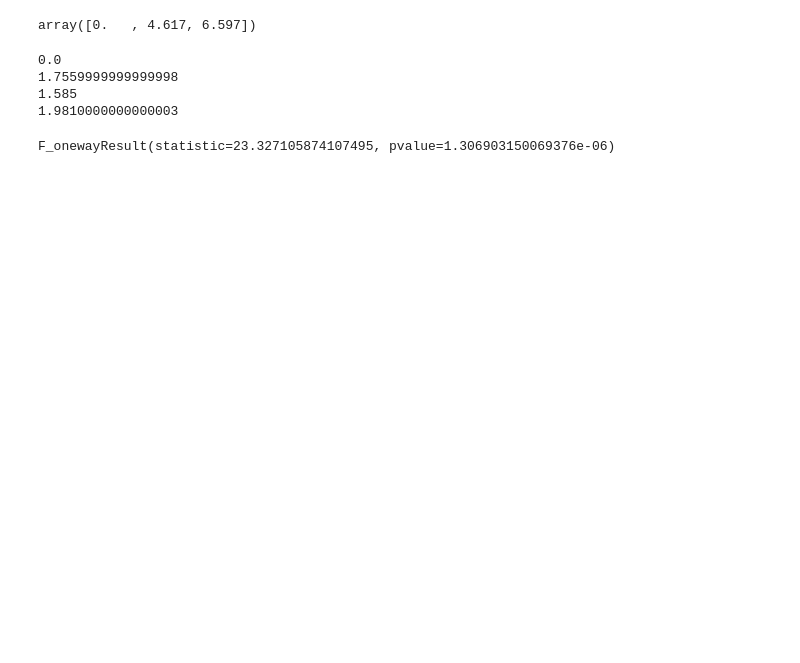
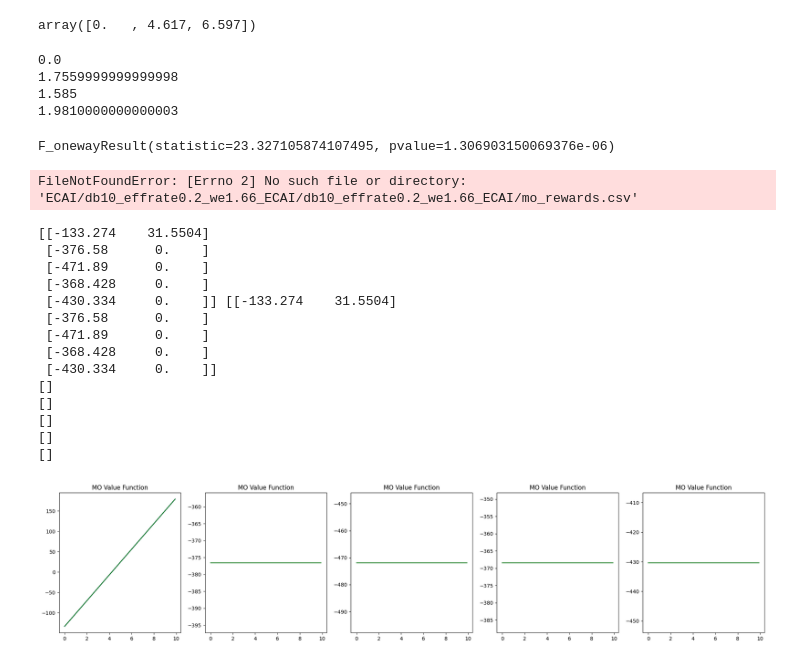
Before and after one commit to maymac00/MAEGG_IPPO, a Jupyter notebook: wes.ipynb, the cells around one changed output. Drawn from its saved outputs; the diff is of its cells as text; code cells hidden in the pictures; blank space fills up the shorter version.

```diff
--- a/wes.ipynb
+++ b/wes.ipynb
@@ -139,3 +139,56 @@ from scipy.stats import f_oneway
 f_oneway(we[eff_rates.index(0.2), dbs.index(1)], we[eff_rates.index(0.2), dbs.index(10)], we[eff_rates.index(0.2), dbs.index(100)])
 # %% [output]
 F_onewayResult(statistic=23.327105874107495, pvalue=1.306903150069376e-06)
+# %%
+# Validation
+we1_75 = pd.read_csv(path + folder(10, 0.2, 1.66)*2  + "/mo_rewards.csv").to_numpy().reshape(-1, 500, 5, 2).mean(axis=1)
+ethical = pd.read_csv(path + folder(10, 0.2, 10)*2  + "/mo_rewards.csv")
+ethical = ethical.to_numpy().reshape(-1, 500, 5, 2).mean(axis=1)
+
+# intersect
+get_intersection(we1_75[0, :, 0], we1_75[0, :, 1], ethical[0, :, 0], ethical[0, :, 1])
+# %% [output]
+FileNotFoundError: [Errno 2] No such file or directory: 'ECAI/db10_effrate0.2_we1.66_ECAI/db10_effrate0.2_we1.66_ECAI/mo_rewards.csv'
+# %%
+# Plot values as function of weight w that scales the reward
+import matplotlib.pyplot as plt
+
+ref = we1_75[0]
+unet = pd.read_csv(path + folder(1, 0.2, 10)*2  + "/mo_rewards.csv").to_numpy().reshape(-1, 500, 5, 2).mean(axis=1)[0]
+print(ref, unet)
+fig, axs = plt.subplots(1, 5, figsize=(25, 5))
+step = 0.1
+# for ag in mo_value_w10:
+max_weight = 10
+# Subplot for each agent
+x = np.arange(0, max_weight, step)
+w = np.array([np.ones(int(max_weight/step)), np.arange(0, max_weight, step)])
+for ag in range(5):
+    axs[ag].set_title("MO Value Function")
+
+    axs[ag].plot(x, np.dot(unet[ag], w), c="blue")
+    axs[ag].plot(x, np.dot(ref[ag], w), c="green")
+
+wes = []
+for ag in range(5):
+    # Print intersecctions
+    inter = get_intersection(unet[0], unet[1], ref[0], ref[1])
+    print(inter)
+    wes.append(inter)
+plt.show()
+# %% [output]
+[[-133.274    31.5504]
+ [-376.58      0.    ]
+ [-471.89      0.    ]
+ [-368.428     0.    ]
+ [-430.334     0.    ]] [[-133.274    31.5504]
+ [-376.58      0.    ]
+ [-471.89      0.    ]
+ [-368.428     0.    ]
+ [-430.334     0.    ]]
+[]
+[]
+[]
+[]
+[]
+[figure, added]
```
Also changed, not shown: parts of 1 cell of this notebook, 4 other files.
